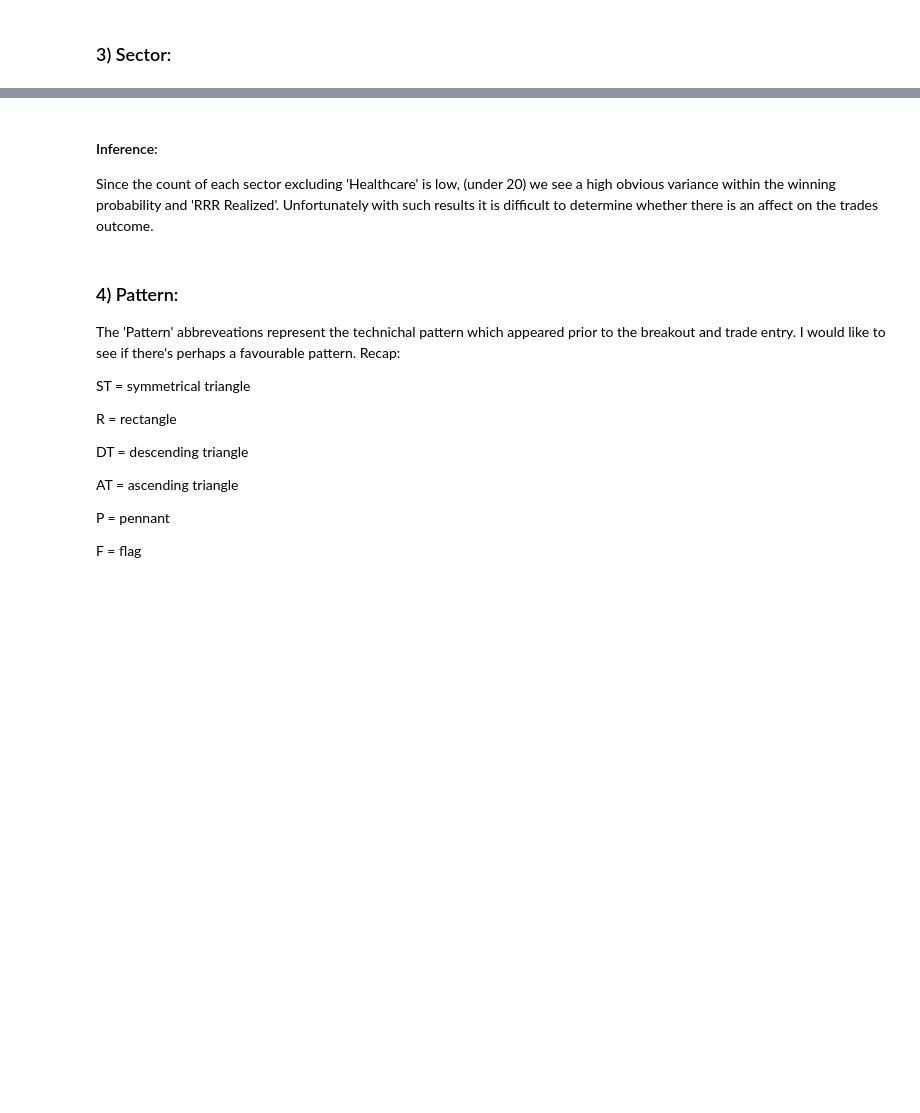
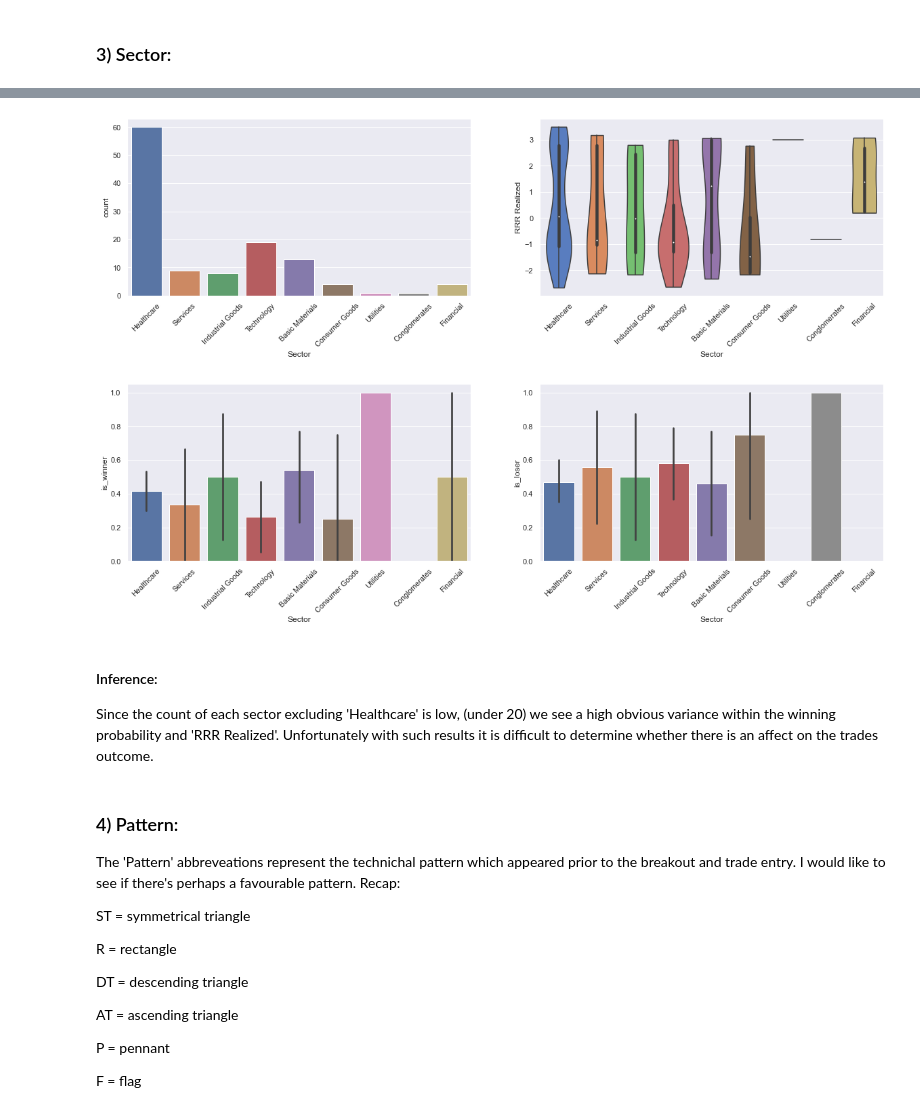
Before and after one commit to zoxfog/Day-Trading-Analysis, a Jupyter notebook: EDA_and_Feature_Engineering.ipynb, the cells around one changed output, grey strips where cells are left out. Cells and saved outputs as stored; diff of their text form; code cells hidden in the pictures; blank space fills up the shorter version.

```diff
--- a/EDA_and_Feature_Engineering.ipynb
+++ b/EDA_and_Feature_Engineering.ipynb
@@ -136,3 +148,27 @@ g3 = plt.setp(g3.get_xticklabels(), rotation=45)
+# %%
+
+
+#plot 1
+f,axes=plt.subplots(2,2,figsize=(20,12))
+g1 = sns.countplot(x="Sector",data=train,ax=axes[0,0])
+f.subplots_adjust(hspace=0.5)
+axes[0,0].tick_params(axis='x',labelrotation=45)
+
+
+#plot 2
+g3 =sns.violinplot(x="Sector", y="RRR Realized", data=train, palette="muted",cut = 0,ax=axes[0,1])
+plt.xticks(rotation=45)
+axes[0,1].tick_params(axis='x',labelrotation=45)
+
+#plot 3
+g2= sns.barplot(x="Sector",y="is_winner",data=train,ax=axes[1,0])
+axes[1,0].tick_params(axis='x',labelrotation=45)
+
+#plot 4
+g2= sns.barplot(x="Sector",y="is_loser",data=train,ax=axes[1,1])
+axes[1,1].tick_params(axis='x',labelrotation=45)
+# %% [output]
+[figure, added]
 # %% [markdown]
 #### Inference:
 
```
Also changed, not shown: parts of 36 cells of this notebook, 3 other files.
